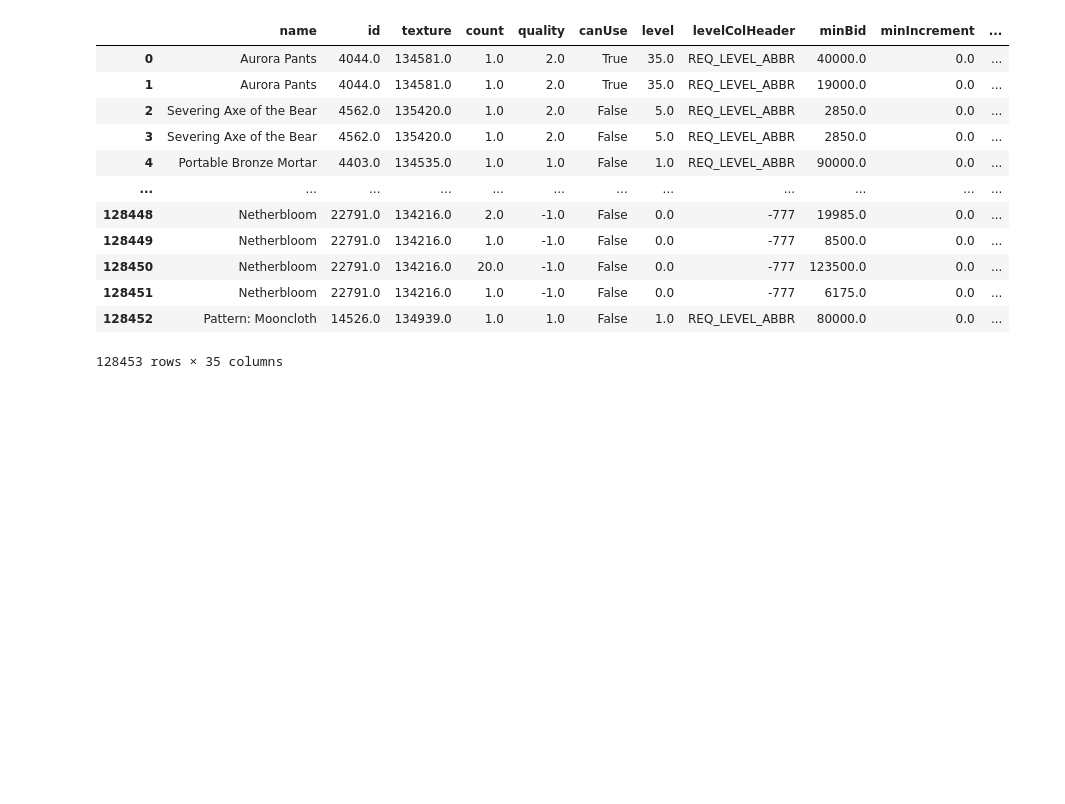
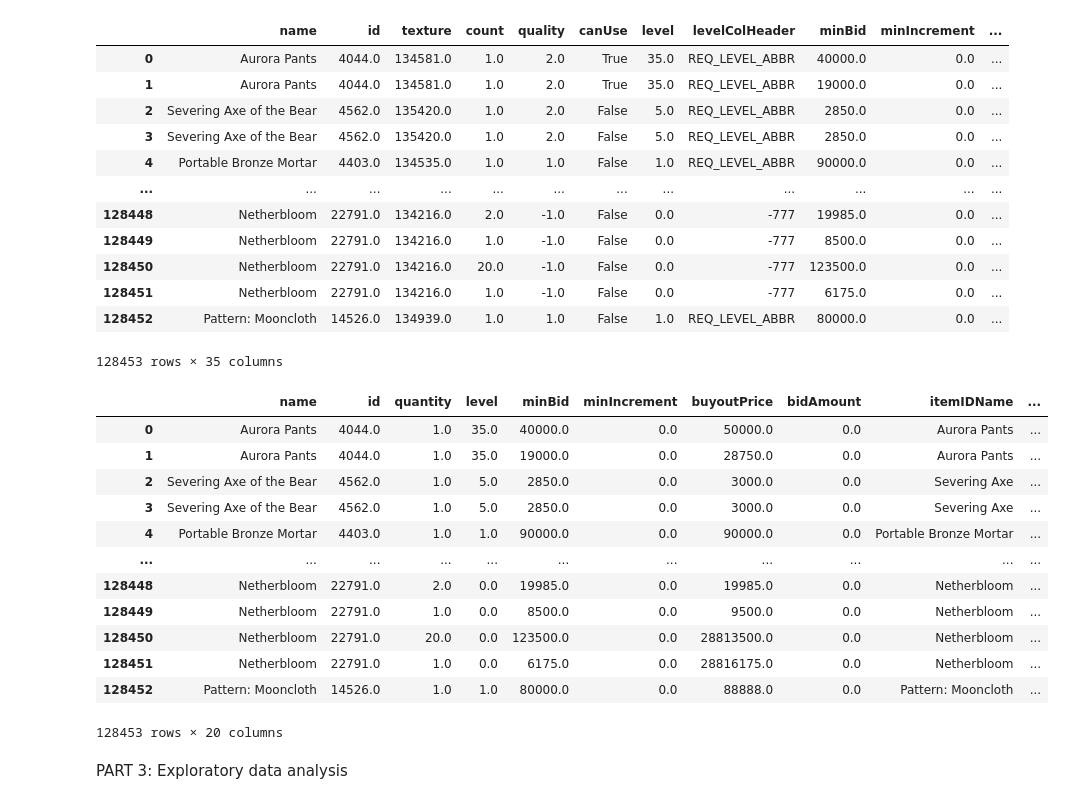
Before and after one commit to Lewted/Lewted.github.io, a Jupyter notebook: LewAH.ipynb, the cells around one changed output. Saved outputs shown, nothing was run; the diff lists cells and outputs as text; code cells hidden in the pictures; blank space fills up the shorter version.

Commit message:
Part 2 done

```diff
--- a/LewAH.ipynb
+++ b/LewAH.ipynb
@@ -144,10 +146,12 @@ So for this tutorial, you're first going to need to install python if you don't
 # %%
+
+
 import pandas as pd
 
-dec11 = pd.read_csv("Dec_11.csv")
-dec12 = pd.read_csv("Dec_12.csv")
-dec13 = pd.read_csv("Dec_13.csv")
-dec14 = pd.read_csv("Dec_14.csv")
+dec11 = pd.read_csv("Data/Dec_11.csv")
+dec12 = pd.read_csv("Data/Dec_12.csv")
+dec13 = pd.read_csv("Data/Dec_13.csv")
+dec14 = pd.read_csv("Data/Dec_14.csv")
 
 # Last line of .csv is date - format it into datetime column ['scan_date']
 def extract_date(df):
@@ -169,7 +173,7 @@ merged["isCraftingReagent"] = merged["isCraftingReagent"].apply(lambda x: pd.to_
 
 # Correct broken ['level'] entries with supplementary iteminfo data
 for index, row in merged.iterrows():
-  if row['level'] > 9000:
+  if row['level'] > 9000: #ITS OVER NINE THOUSAAAAAND
     merged.at[index, 'level'] = row['itemMinLevel']
 
 #print(merged["canUse"].dtype)
@@ -189,3 +193,41 @@ merged
 | 128451 | Netherbloom | 22791.0 | 134216.0 | 1.0 | -1.0 | False | 0.0 | -777 | 6175.0 | 0.0 | ... |
 | 128452 | Pattern: Mooncloth | 14526.0 | 134939.0 | 1.0 | 1.0 | False | 1.0 | REQ_LEVEL_ABBR | 80000.0 | 0.0 | ... |
 128453 rows × 35 columns
+# %%
+import json
+#make a copy of the original data in case we want to reference the original.
+df = merged.copy();
+idf = open('Data/item-descriptor.json', 'r');
+itemDescriptor = json.load(idf);
+
+df.drop(columns=['texture', 'quality', 'itemMinLevel', 'levelColHeader', 'canUse', 'itemTexture', 'expacID', \
+    'highBidder', 'bidderFullName', 'owner', 'ownerFullName', 'saleStatus', 'itemLink', 'bindType', "itemStackCount"], inplace=True);
+df.rename(columns={"itemName": "itemIDName", "itemSellPrice": "vendorPrice", "count": "quantity"}, inplace=True);
+
+
+for i, r in df.iterrows():
+    classID = itemDescriptor["classID"][int(r['classID'])]
+    df.at[i, 'classID'] = classID["name"];
+    df.at[i, 'subclassID'] = classID["sub"][int(r['subclassID'])];
+    df.at[i, 'itemRarity'] = itemDescriptor["itemQuality"][int(r['itemRarity'])];
+
+    if r['itemEquipLoc'] != "MISSING":
+        df.at[i, 'itemEquipLoc'] = r['itemEquipLoc'][8:]
+
+df
+# %% [output]
+|  | name | id | quantity | level | minBid | minIncrement | buyoutPrice | bidAmount | itemIDName | ... |
+| 0 | Aurora Pants | 4044.0 | 1.0 | 35.0 | 40000.0 | 0.0 | 50000.0 | 0.0 | Aurora Pants | ... |
+| 1 | Aurora Pants | 4044.0 | 1.0 | 35.0 | 19000.0 | 0.0 | 28750.0 | 0.0 | Aurora Pants | ... |
+| 2 | Severing Axe of the Bear | 4562.0 | 1.0 | 5.0 | 2850.0 | 0.0 | 3000.0 | 0.0 | Severing Axe | ... |
+| 3 | Severing Axe of the Bear | 4562.0 | 1.0 | 5.0 | 2850.0 | 0.0 | 3000.0 | 0.0 | Severing Axe | ... |
+| 4 | Portable Bronze Mortar | 4403.0 | 1.0 | 1.0 | 90000.0 | 0.0 | 90000.0 | 0.0 | Portable Bronze Mortar | ... |
+| ... | ... | ... | ... | ... | ... | ... | ... | ... | ... | ... |
+| 128448 | Netherbloom | 22791.0 | 2.0 | 0.0 | 19985.0 | 0.0 | 19985.0 | 0.0 | Netherbloom | ... |
+| 128449 | Netherbloom | 22791.0 | 1.0 | 0.0 | 8500.0 | 0.0 | 9500.0 | 0.0 | Netherbloom | ... |
+| 128450 | Netherbloom | 22791.0 | 20.0 | 0.0 | 123500.0 | 0.0 | 28813500.0 | 0.0 | Netherbloom | ... |
+| 128451 | Netherbloom | 22791.0 | 1.0 | 0.0 | 6175.0 | 0.0 | 28816175.0 | 0.0 | Netherbloom | ... |
+| 128452 | Pattern: Mooncloth | 14526.0 | 1.0 | 1.0 | 80000.0 | 0.0 | 88888.0 | 0.0 | Pattern: Mooncloth | ... |
+128453 rows × 20 columns
+# %% [markdown]
+PART 3: Exploratory data analysis
```
Also changed, not shown: parts of 3 cells of this notebook, 1 other file.
